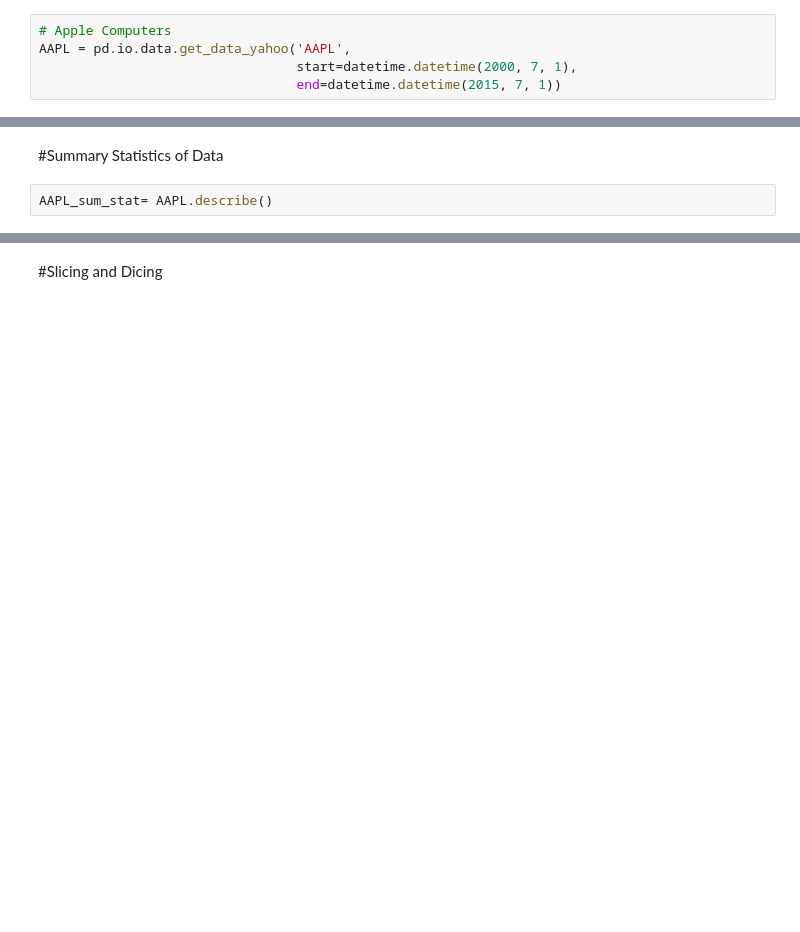
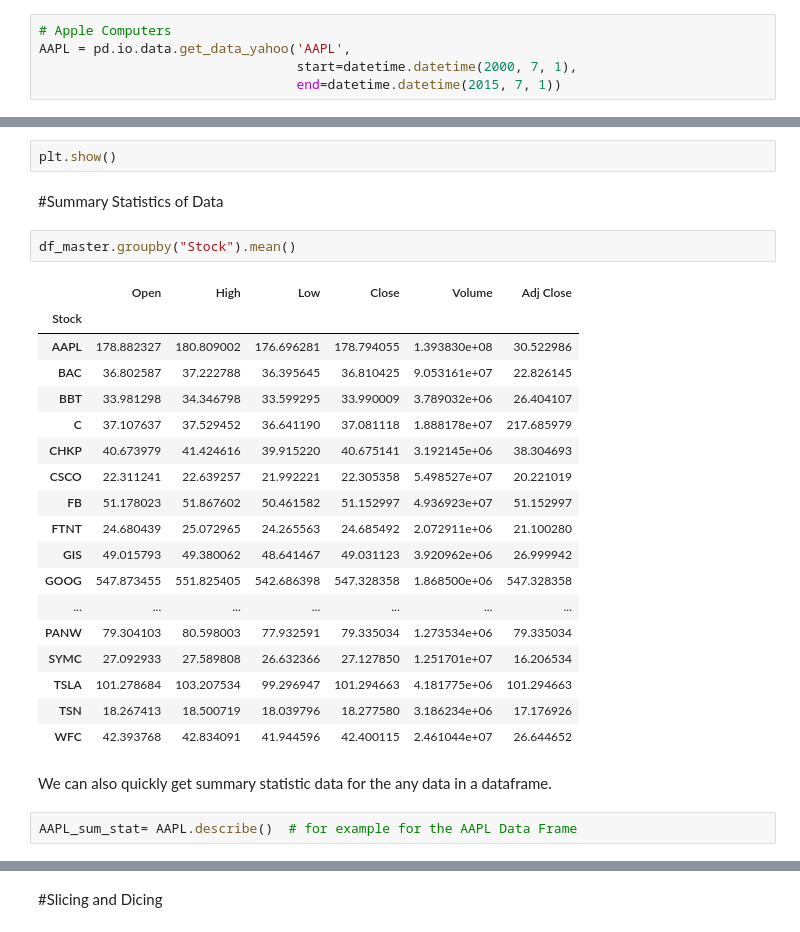
Before and after one commit to WritingPanda/python_meetup_pandas, a Jupyter notebook: part 2/Pandas Demonstration.ipynb, the cells around one changed output, grey strips where cells are left out. Saved outputs shown, nothing was run; the diff lists cells and outputs as text; blank space fills up the shorter version.

```diff
--- a/part 2/Pandas Demonstration.ipynb
+++ b/part 2/Pandas Demonstration.ipynb
@@ -111,7 +102,32 @@ CHKP = pd.io.data.get_data_yahoo('CHKP',
+# %%
+plt.show()
 # %% [markdown]
 #Summary Statistics of Data
+# %%
+df_master.groupby("Stock").mean()
+# %% [output]
+|  | Open | High | Low | Close | Volume | Adj Close |
+| Stock |  |  |  |  |  |  |
+| AAPL | 178.882327 | 180.809002 | 176.696281 | 178.794055 | 1.393830e+08 | 30.522986 |
+| BAC | 36.802587 | 37.222788 | 36.395645 | 36.810425 | 9.053161e+07 | 22.826145 |
+| BBT | 33.981298 | 34.346798 | 33.599295 | 33.990009 | 3.789032e+06 | 26.404107 |
+| C | 37.107637 | 37.529452 | 36.641190 | 37.081118 | 1.888178e+07 | 217.685979 |
+| CHKP | 40.673979 | 41.424616 | 39.915220 | 40.675141 | 3.192145e+06 | 38.304693 |
+| CSCO | 22.311241 | 22.639257 | 21.992221 | 22.305358 | 5.498527e+07 | 20.221019 |
+| FB | 51.178023 | 51.867602 | 50.461582 | 51.152997 | 4.936923e+07 | 51.152997 |
+| FTNT | 24.680439 | 25.072965 | 24.265563 | 24.685492 | 2.072911e+06 | 21.100280 |
+| GIS | 49.015793 | 49.380062 | 48.641467 | 49.031123 | 3.920962e+06 | 26.999942 |
+| GOOG | 547.873455 | 551.825405 | 542.686398 | 547.328358 | 1.868500e+06 | 547.328358 |
+| ... | ... | ... | ... | ... | ... | ... |
+| PANW | 79.304103 | 80.598003 | 77.932591 | 79.335034 | 1.273534e+06 | 79.335034 |
+| SYMC | 27.092933 | 27.589808 | 26.632366 | 27.127850 | 1.251701e+07 | 16.206534 |
+| TSLA | 101.278684 | 103.207534 | 99.296947 | 101.294663 | 4.181775e+06 | 101.294663 |
+| TSN | 18.267413 | 18.500719 | 18.039796 | 18.277580 | 3.186234e+06 | 17.176926 |
+| WFC | 42.393768 | 42.834091 | 41.944596 | 42.400115 | 2.461044e+07 | 26.644652 |
+# %% [markdown]
+We can also quickly get summary statistic data for the any data in a dataframe.
 # %%
-AAPL_sum_stat= AAPL.describe()
+AAPL_sum_stat= AAPL.describe()  # for example for the AAPL Data Frame
 # %%
 AAPL_sum_stat
 # %% [output]
```
Also changed, not shown: parts of 50 cells of this notebook.
